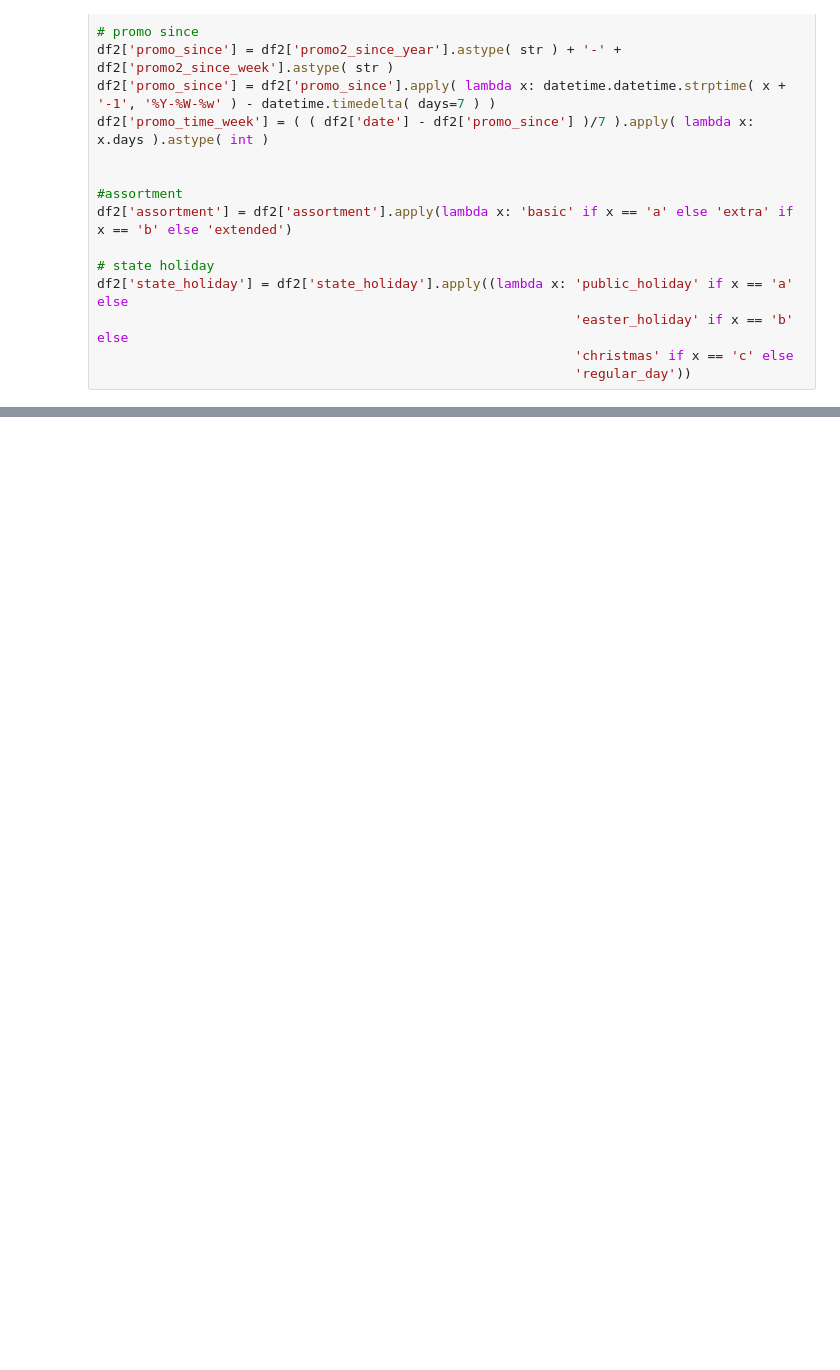
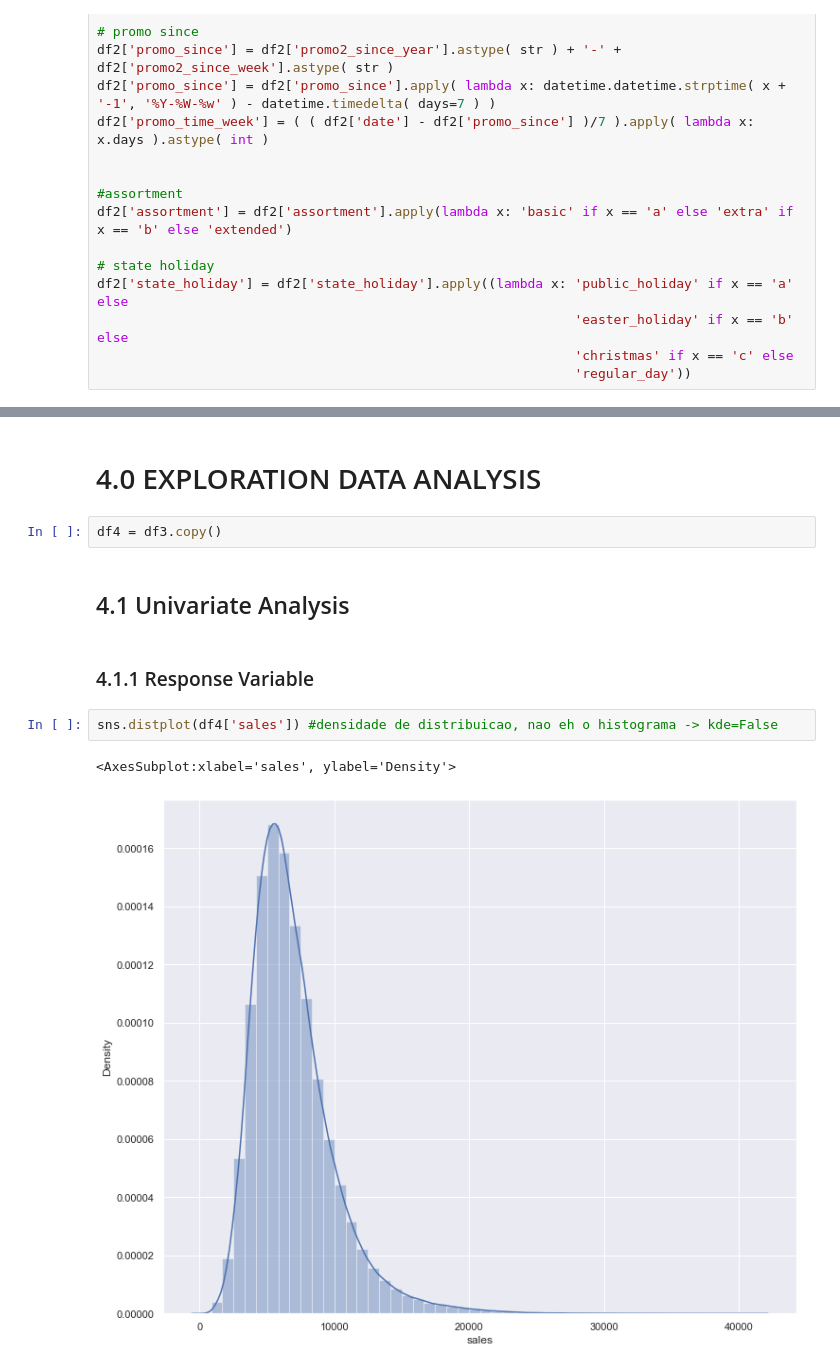
Before and after one commit to bpessoamorais/ds_em_producao, a Jupyter notebook: v01_store_sales_prediction_.ipynb, the cells around one changed output, grey strips where cells are left out. Saved outputs shown, nothing was run; the diff lists cells and outputs as text; blank space fills up the shorter version.

Commit message:
Bivariate Analysis

```diff
--- a/v01_store_sales_prediction_.ipynb
+++ b/v01_store_sales_prediction_.ipynb
@@ -410,0 +430,13 @@ Index(['store', 'day_of_week', 'date', 'sales', 'promo', 'state_holiday',
+# %% [markdown]
+# 4.0 EXPLORATION DATA ANALYSIS
+# %%
+df4 = df3.copy()
+# %% [markdown]
+## 4.1 Univariate Analysis
+# %% [markdown]
+### 4.1.1 Response Variable
+# %%
+sns.distplot(df4['sales']) #densidade de distribuicao, nao eh o histograma -> kde=False
+# %% [output]
+<AxesSubplot:xlabel='sales', ylabel='Density'>
+[figure, added]
```
Also changed, not shown: parts of 37 cells of this notebook.
